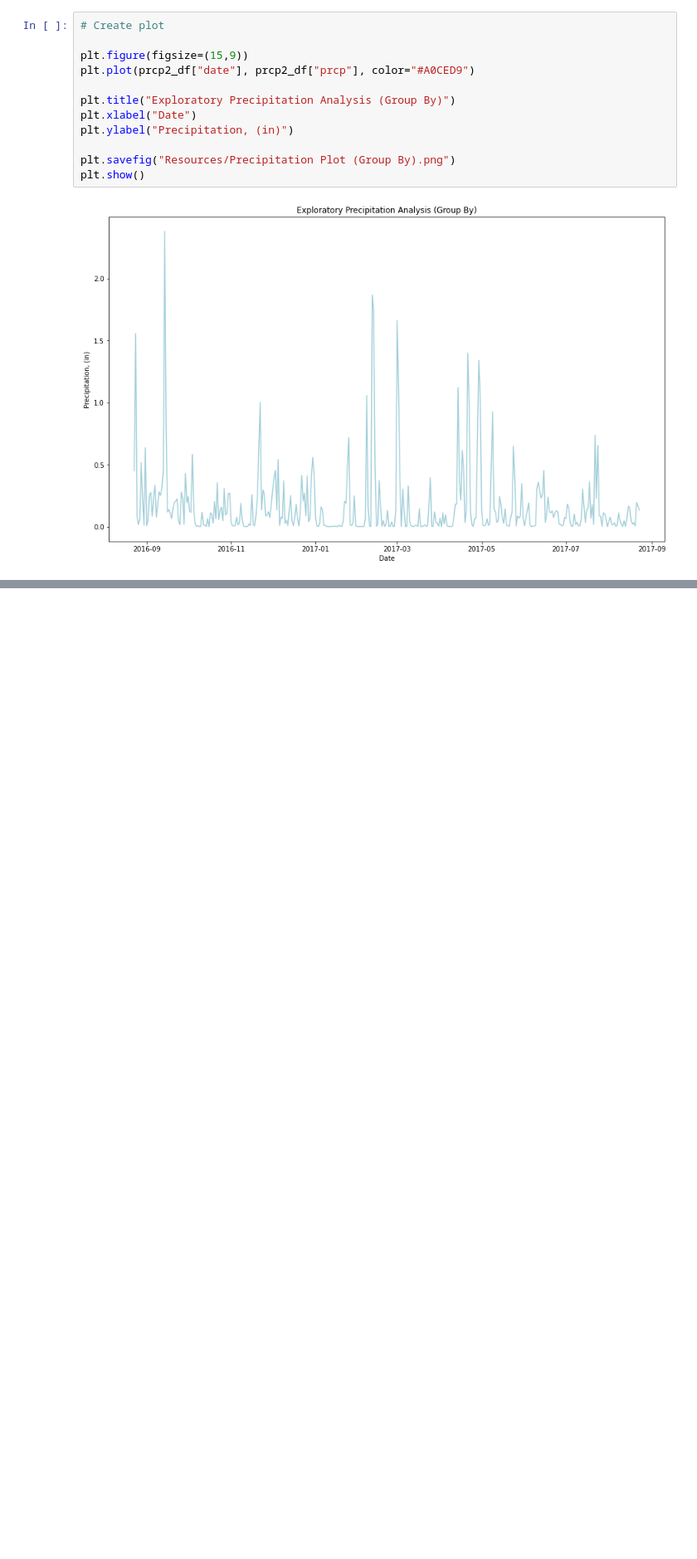
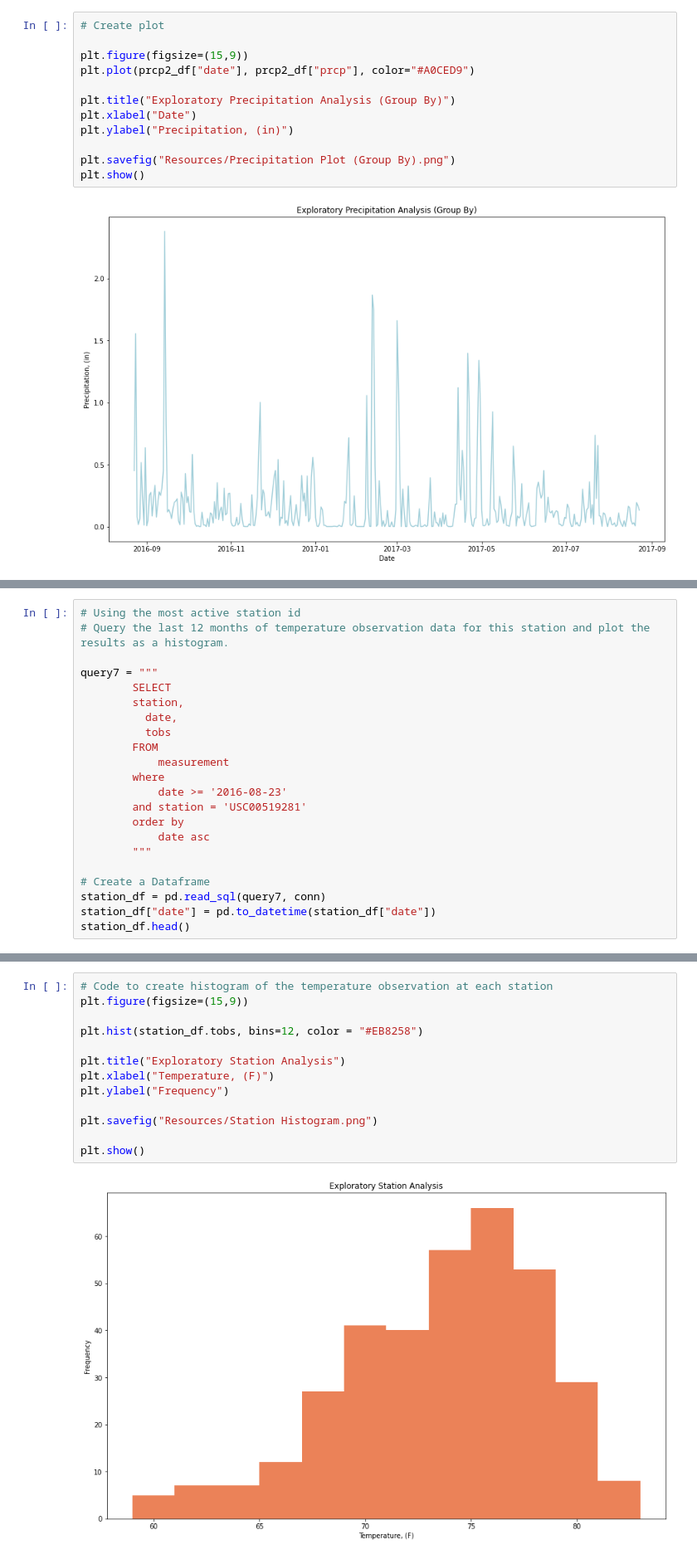
Before and after one commit to boojaado/SQLAlchemy_Challenge, a Jupyter notebook: Submissions/SQL_Challenge_jkeme.ipynb, the cells around one changed output, grey strips where cells are left out. Shown at 83% size. Saved outputs shown, nothing was run; the diff lists cells and outputs as text; blank space fills up the shorter version.

```diff
--- a/Submissions/SQL_Challenge_jkeme.ipynb
+++ b/Submissions/SQL_Challenge_jkeme.ipynb
@@ -318,0 +391,22 @@ plt.show()
+# %%
+# Using the most active station id
+# Query the last 12 months of temperature observation data for this station and plot the results as a histogram.
+
+query7 = """
+        SELECT
+        station,
+          date,
+          tobs
+        FROM
+            measurement
+        where
+            date >= '2016-08-23'
+        and station = 'USC00519281'
+        order by
+            date asc
+        """
+
+# Create a Dataframe
+station_df = pd.read_sql(query7, conn)
+station_df["date"] = pd.to_datetime(station_df["date"])
+station_df.head()
@@ -318,0 +420,15 @@ plt.show()
+# %%
+# Code to create histogram of the temperature observation at each station
+plt.figure(figsize=(15,9))
+
+plt.hist(station_df.tobs, bins=12, color = "#EB8258")
+
+plt.title("Exploratory Station Analysis")
+plt.xlabel("Temperature, (F)")
+plt.ylabel("Frequency")
+
+plt.savefig("Resources/Station Histogram.png")
+
+plt.show()
+# %% [output]
+[figure, added]
```
Also changed, not shown: parts of 10 cells of this notebook, 2 other files.
